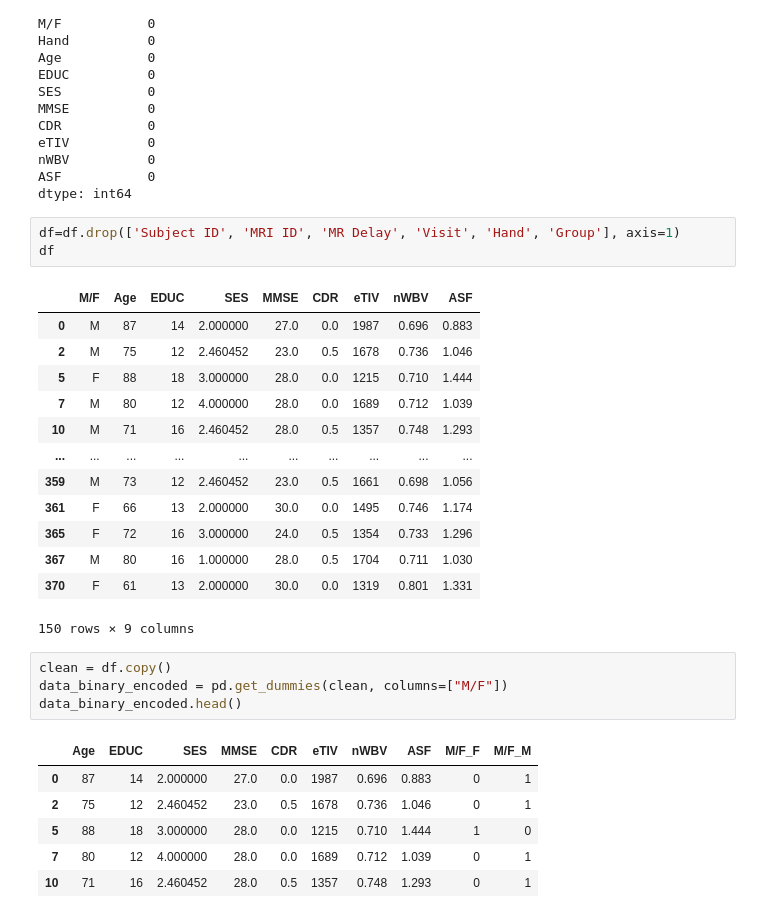
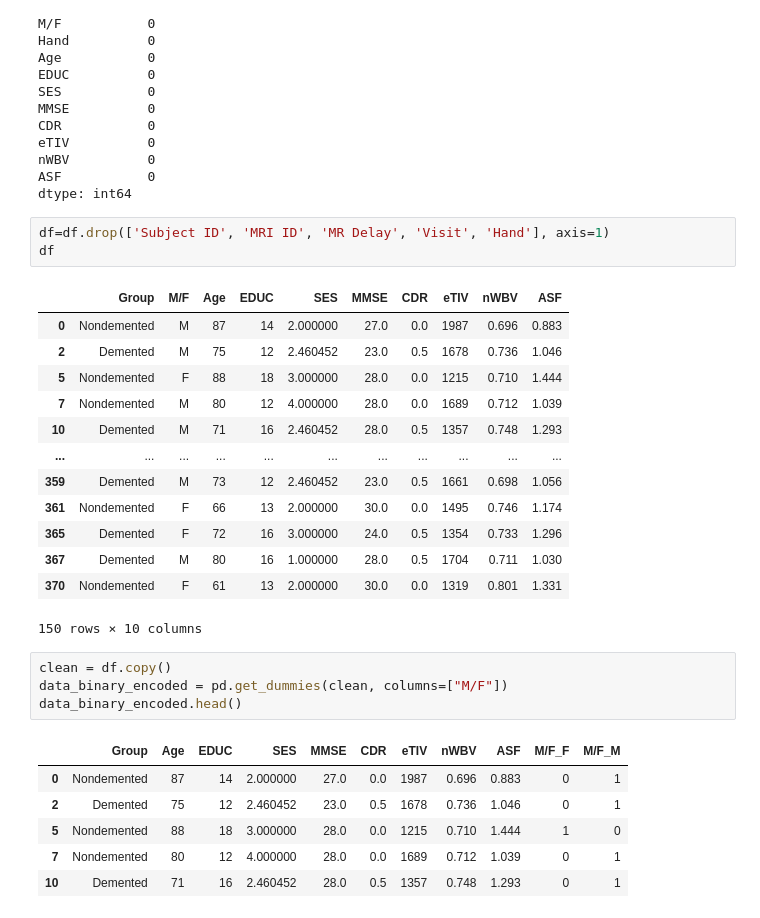
Before and after one commit to Radhika303/Dementia_Prediction, a Jupyter notebook: Dementia_Data .ipynb, the cells around one changed output. Saved outputs shown, nothing was run; the diff lists cells and outputs as text.

```diff
--- a/Dementia_Data .ipynb
+++ b/Dementia_Data .ipynb
@@ -97,33 +97,33 @@ nWBV          0
 ASF           0
 dtype: int64
 # %%
-df=df.drop(['Subject ID', 'MRI ID', 'MR Delay', 'Visit', 'Hand', 'Group'], axis=1)
+df=df.drop(['Subject ID', 'MRI ID', 'MR Delay', 'Visit', 'Hand'], axis=1)
 df
 # %% [output]
-|  | M/F | Age | EDUC | SES | MMSE | CDR | eTIV | nWBV | ASF |
-| 0 | M | 87 | 14 | 2.000000 | 27.0 | 0.0 | 1987 | 0.696 | 0.883 |
-| 2 | M | 75 | 12 | 2.460452 | 23.0 | 0.5 | 1678 | 0.736 | 1.046 |
-| 5 | F | 88 | 18 | 3.000000 | 28.0 | 0.0 | 1215 | 0.710 | 1.444 |
-| 7 | M | 80 | 12 | 4.000000 | 28.0 | 0.0 | 1689 | 0.712 | 1.039 |
-| 10 | M | 71 | 16 | 2.460452 | 28.0 | 0.5 | 1357 | 0.748 | 1.293 |
-| ... | ... | ... | ... | ... | ... | ... | ... | ... | ... |
-| 359 | M | 73 | 12 | 2.460452 | 23.0 | 0.5 | 1661 | 0.698 | 1.056 |
-| 361 | F | 66 | 13 | 2.000000 | 30.0 | 0.0 | 1495 | 0.746 | 1.174 |
-| 365 | F | 72 | 16 | 3.000000 | 24.0 | 0.5 | 1354 | 0.733 | 1.296 |
-| 367 | M | 80 | 16 | 1.000000 | 28.0 | 0.5 | 1704 | 0.711 | 1.030 |
-| 370 | F | 61 | 13 | 2.000000 | 30.0 | 0.0 | 1319 | 0.801 | 1.331 |
+|  | Group | M/F | Age | EDUC | SES | MMSE | CDR | eTIV | nWBV | ASF |
+| 0 | Nondemented | M | 87 | 14 | 2.000000 | 27.0 | 0.0 | 1987 | 0.696 | 0.883 |
+| 2 | Demented | M | 75 | 12 | 2.460452 | 23.0 | 0.5 | 1678 | 0.736 | 1.046 |
+| 5 | Nondemented | F | 88 | 18 | 3.000000 | 28.0 | 0.0 | 1215 | 0.710 | 1.444 |
+| 7 | Nondemented | M | 80 | 12 | 4.000000 | 28.0 | 0.0 | 1689 | 0.712 | 1.039 |
+| 10 | Demented | M | 71 | 16 | 2.460452 | 28.0 | 0.5 | 1357 | 0.748 | 1.293 |
+| ... | ... | ... | ... | ... | ... | ... | ... | ... | ... | ... |
+| 359 | Demented | M | 73 | 12 | 2.460452 | 23.0 | 0.5 | 1661 | 0.698 | 1.056 |
+| 361 | Nondemented | F | 66 | 13 | 2.000000 | 30.0 | 0.0 | 1495 | 0.746 | 1.174 |
+| 365 | Demented | F | 72 | 16 | 3.000000 | 24.0 | 0.5 | 1354 | 0.733 | 1.296 |
+| 367 | Demented | M | 80 | 16 | 1.000000 | 28.0 | 0.5 | 1704 | 0.711 | 1.030 |
+| 370 | Nondemented | F | 61 | 13 | 2.000000 | 30.0 | 0.0 | 1319 | 0.801 | 1.331 |
-150 rows × 9 columns
+150 rows × 10 columns
 # %%
 clean = df.copy()
 data_binary_encoded = pd.get_dummies(clean, columns=["M/F"])
 data_binary_encoded.head()
 # %% [output]
-|  | Age | EDUC | SES | MMSE | CDR | eTIV | nWBV | ASF | M/F_F | M/F_M |
-| 0 | 87 | 14 | 2.000000 | 27.0 | 0.0 | 1987 | 0.696 | 0.883 | 0 | 1 |
-| 2 | 75 | 12 | 2.460452 | 23.0 | 0.5 | 1678 | 0.736 | 1.046 | 0 | 1 |
-| 5 | 88 | 18 | 3.000000 | 28.0 | 0.0 | 1215 | 0.710 | 1.444 | 1 | 0 |
-| 7 | 80 | 12 | 4.000000 | 28.0 | 0.0 | 1689 | 0.712 | 1.039 | 0 | 1 |
-| 10 | 71 | 16 | 2.460452 | 28.0 | 0.5 | 1357 | 0.748 | 1.293 | 0 | 1 |
+|  | Group | Age | EDUC | SES | MMSE | CDR | eTIV | nWBV | ASF | M/F_F | M/F_M |
+| 0 | Nondemented | 87 | 14 | 2.000000 | 27.0 | 0.0 | 1987 | 0.696 | 0.883 | 0 | 1 |
+| 2 | Demented | 75 | 12 | 2.460452 | 23.0 | 0.5 | 1678 | 0.736 | 1.046 | 0 | 1 |
+| 5 | Nondemented | 88 | 18 | 3.000000 | 28.0 | 0.0 | 1215 | 0.710 | 1.444 | 1 | 0 |
+| 7 | Nondemented | 80 | 12 | 4.000000 | 28.0 | 0.0 | 1689 | 0.712 | 1.039 | 0 | 1 |
+| 10 | Demented | 71 | 16 | 2.460452 | 28.0 | 0.5 | 1357 | 0.748 | 1.293 | 0 | 1 |
 # %%
 data_binary_encoded=data_binary_encoded.rename(columns={'M/F_M':'Male','M/F_F':'Female'})
 data_binary_encoded
```
Also changed, not shown: parts of 24 cells of this notebook.
